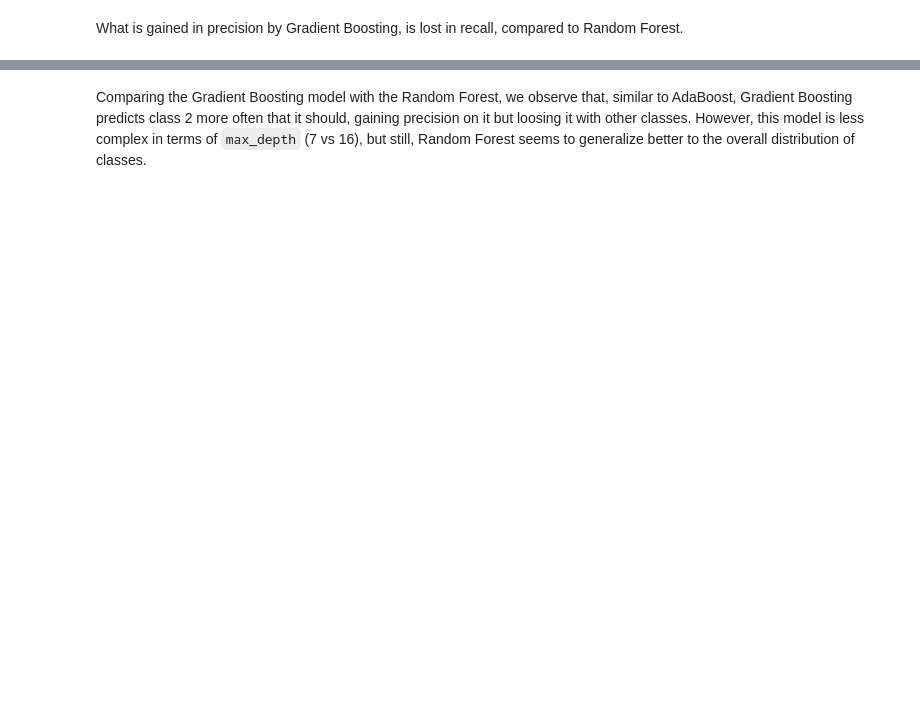
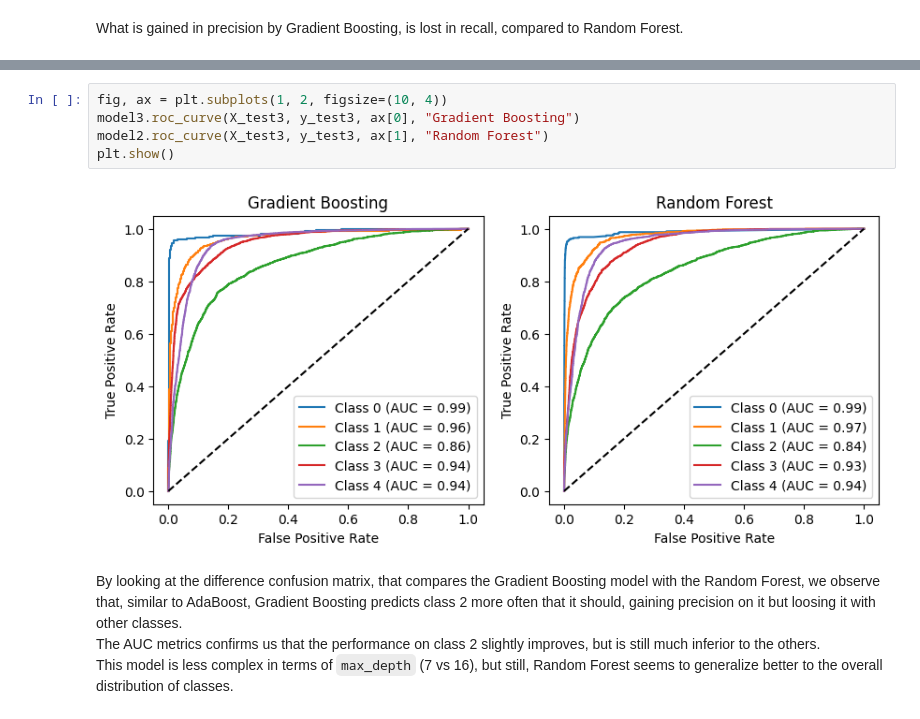
Before and after one commit to Pikurrot/ml-project-uab, a Jupyter notebook: analysis_gb.ipynb, the cells around one changed output, grey strips where cells are left out. Drawn from its saved outputs; the diff is of its cells as text; blank space fills up the shorter version.

```diff
--- a/analysis_gb.ipynb
+++ b/analysis_gb.ipynb
@@ -271,2 +291,11 @@ plt.show()
+# %%
+fig, ax = plt.subplots(1, 2, figsize=(10, 4))
+model3.roc_curve(X_test3, y_test3, ax[0], "Gradient Boosting")
+model2.roc_curve(X_test3, y_test3, ax[1], "Random Forest")
+plt.show()
+# %% [output]
+[figure, added]
 # %% [markdown]
-Comparing the Gradient Boosting model with the Random Forest, we observe that, similar to AdaBoost, Gradient Boosting predicts class 2 more often that it should, gaining precision on it but loosing it with other classes. However, this model is less complex in terms of `max_depth` (7 vs 16), but still, Random Forest seems to generalize better to the overall distribution of classes.
+By looking at the difference confusion matrix, that compares the Gradient Boosting model with the Random Forest, we observe that, similar to AdaBoost, Gradient Boosting predicts class 2 more often that it should, gaining precision on it but loosing it with other classes.
+The AUC metrics confirms us that the performance on class 2 slightly improves, but is still much inferior to the others.
+This model is less complex in terms of `max_depth` (7 vs 16), but still, Random Forest seems to generalize better to the overall distribution of classes.
```
Also changed, not shown: parts of 12 cells of this notebook.
